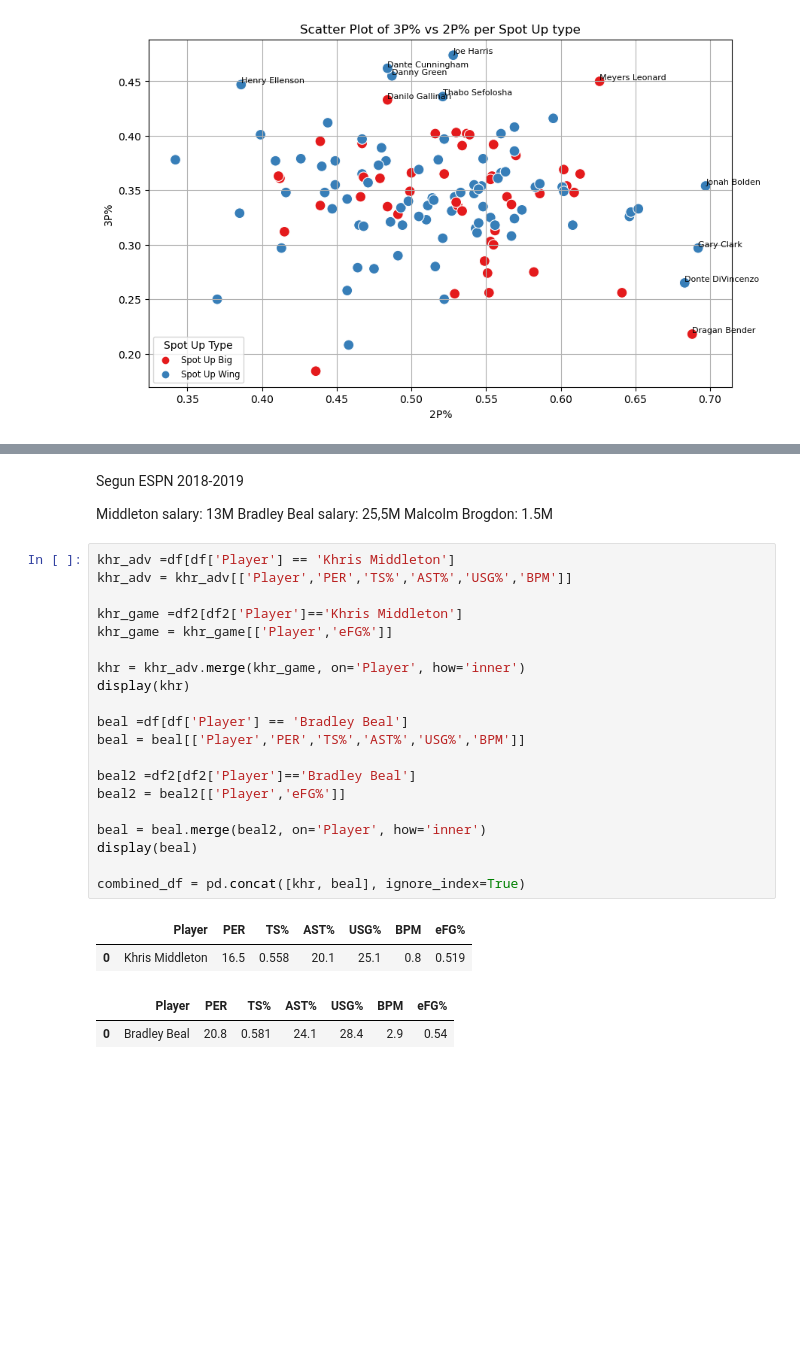
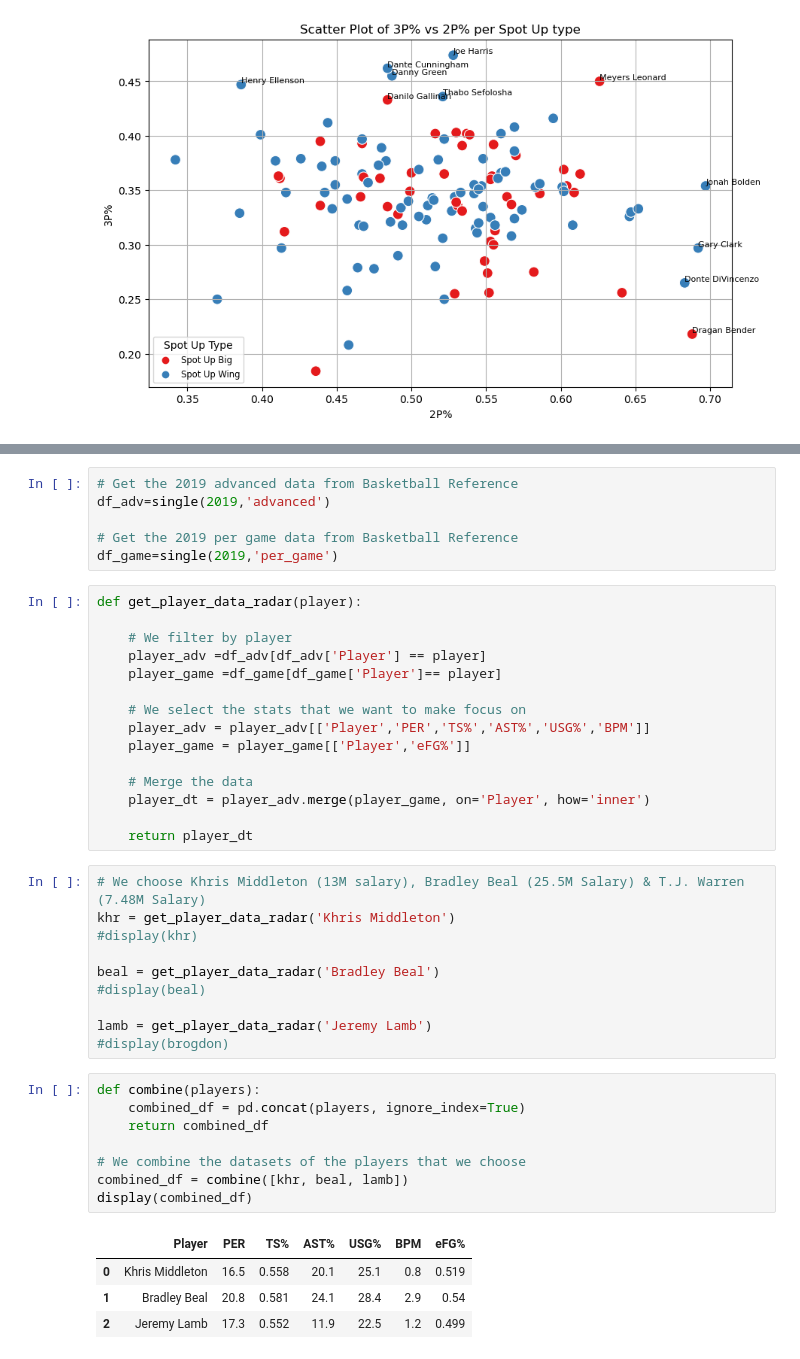
Before and after one commit to GabrielGausachs/Kmeans-for-NBA-PlayerTypes, a Jupyter notebook: code/analysing.ipynb, the cells around one changed output, grey strips where cells are left out. Saved outputs shown, nothing was run; the diff lists cells and outputs as text; blank space fills up the shorter version.

```diff
--- a/code/analysing.ipynb
+++ b/code/analysing.ipynb
@@ -252,34 +171,47 @@ df2=single(2019,'per_game')
-# %% [markdown]
-Segun ESPN 2018-2019
-
-Middleton salary: 13M
-Bradley Beal salary: 25,5M
-Malcolm Brogdon: 1.5M
-# %%
-khr_adv =df[df['Player'] == 'Khris Middleton']
-khr_adv = khr_adv[['Player','PER','TS%','AST%','USG%','BPM']]
-
-khr_game =df2[df2['Player']=='Khris Middleton']
-khr_game = khr_game[['Player','eFG%']]
-
-khr = khr_adv.merge(khr_game, on='Player', how='inner')
-display(khr)
-
-beal =df[df['Player'] == 'Bradley Beal']
-beal = beal[['Player','PER','TS%','AST%','USG%','BPM']]
-
-beal2 =df2[df2['Player']=='Bradley Beal']
-beal2 = beal2[['Player','eFG%']]
-
-beal = beal.merge(beal2, on='Player', how='inner')
-display(beal)
-
-combined_df = pd.concat([khr, beal], ignore_index=True)
-# %% [output]
-|  | Player | PER | TS% | AST% | USG% | BPM | eFG% |
-| 0 | Khris Middleton | 16.5 | 0.558 | 20.1 | 25.1 | 0.8 | 0.519 |
-|  | Player | PER | TS% | AST% | USG% | BPM | eFG% |
-| 0 | Bradley Beal | 20.8 | 0.581 | 24.1 | 28.4 | 2.9 | 0.54 |
+# %%
+# Get the 2019 advanced data from Basketball Reference
+df_adv=single(2019,'advanced')
+
+# Get the 2019 per game data from Basketball Reference
+df_game=single(2019,'per_game')
+# %%
+def get_player_data_radar(player):
+
+    # We filter by player
+    player_adv =df_adv[df_adv['Player'] == player]
+    player_game =df_game[df_game['Player']== player]
+
+    # We select the stats that we want to make focus on
+    player_adv = player_adv[['Player','PER','TS%','AST%','USG%','BPM']]
+    player_game = player_game[['Player','eFG%']]
+
+    # Merge the data
+    player_dt = player_adv.merge(player_game, on='Player', how='inner')
+
+    return player_dt
+# %%
+# We choose Khris Middleton (13M salary), Bradley Beal (25.5M Salary) & T.J. Warren (7.48M Salary)
+khr = get_player_data_radar('Khris Middleton')
+#display(khr)
+
+beal = get_player_data_radar('Bradley Beal')
+#display(beal)
+
+lamb = get_player_data_radar('Jeremy Lamb')
+#display(brogdon)
+# %%
+def combine(players):
+    combined_df = pd.concat(players, ignore_index=True)
+    return combined_df
+
+# We combine the datasets of the players that we choose
+combined_df = combine([khr, beal, lamb])
+display(combined_df)
+# %% [output]
+|  | Player | PER | TS% | AST% | USG% | BPM | eFG% |
+| 0 | Khris Middleton | 16.5 | 0.558 | 20.1 | 25.1 | 0.8 | 0.519 |
+| 1 | Bradley Beal | 20.8 | 0.581 | 24.1 | 28.4 | 2.9 | 0.54 |
+| 2 | Jeremy Lamb | 17.3 | 0.552 | 11.9 | 22.5 | 1.2 | 0.499 |
 # %%
 import plotly.express as px
 import pandas as pd
```
Also changed, not shown: parts of 15 cells of this notebook, 2 other files.
